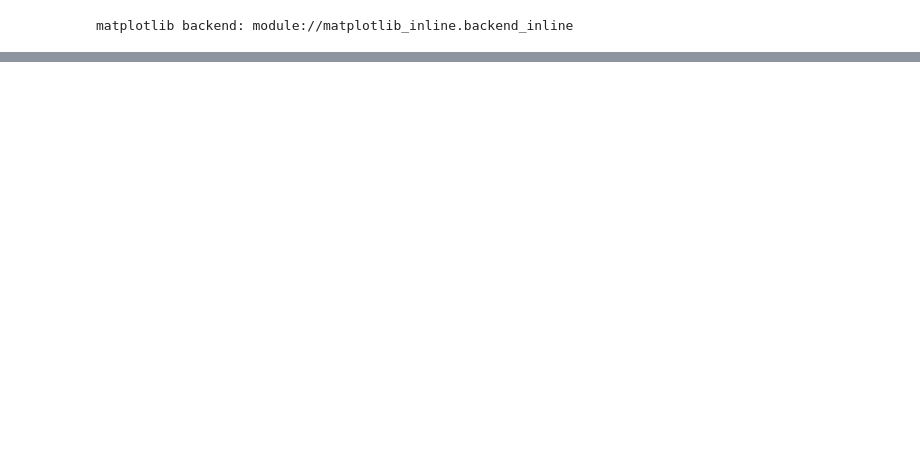
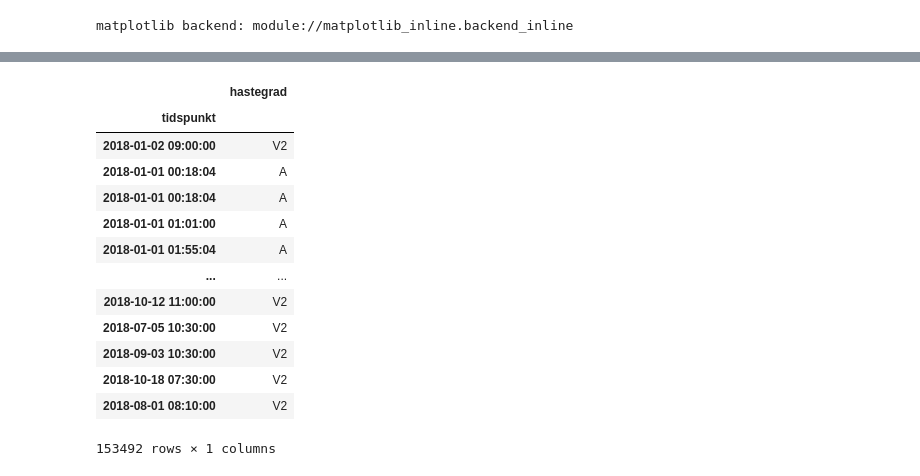
Before and after one commit to Magssch/gecco-2023-ambulance-allocation, a Jupyter notebook: scripts/notebooks/nicklas_ad_hoc_statistics.ipynb, the cells around one changed output, grey strips where cells are left out. Saved outputs shown, nothing was run; the diff lists cells and outputs as text; code cells hidden in the pictures; blank space fills up the shorter version.

```diff
--- a/scripts/notebooks/nicklas_ad_hoc_statistics.ipynb
+++ b/scripts/notebooks/nicklas_ad_hoc_statistics.ipynb
@@ -43,3 +73,21 @@ incidents
+# %%
+incidents = incidents[incidents.index.year == 2018]
+incidents
+# %% [output]
+|  | hastegrad |
+| tidspunkt |  |
+| 2018-01-02 09:00:00 | V2 |
+| 2018-01-01 00:18:04 | A |
+| 2018-01-01 00:18:04 | A |
+| 2018-01-01 01:01:00 | A |
+| 2018-01-01 01:55:04 | A |
+| ... | ... |
+| 2018-10-12 11:00:00 | V2 |
+| 2018-07-05 10:30:00 | V2 |
+| 2018-09-03 10:30:00 | V2 |
+| 2018-10-18 07:30:00 | V2 |
+| 2018-08-01 08:10:00 | V2 |
+153492 rows × 1 columns
 # %%
 shifts = incidents.groupby(lambda t: 8 < t.hour < 20).value_counts()
 shifts
```
Also changed, not shown: parts of 5 cells of this notebook, 1 other file.
